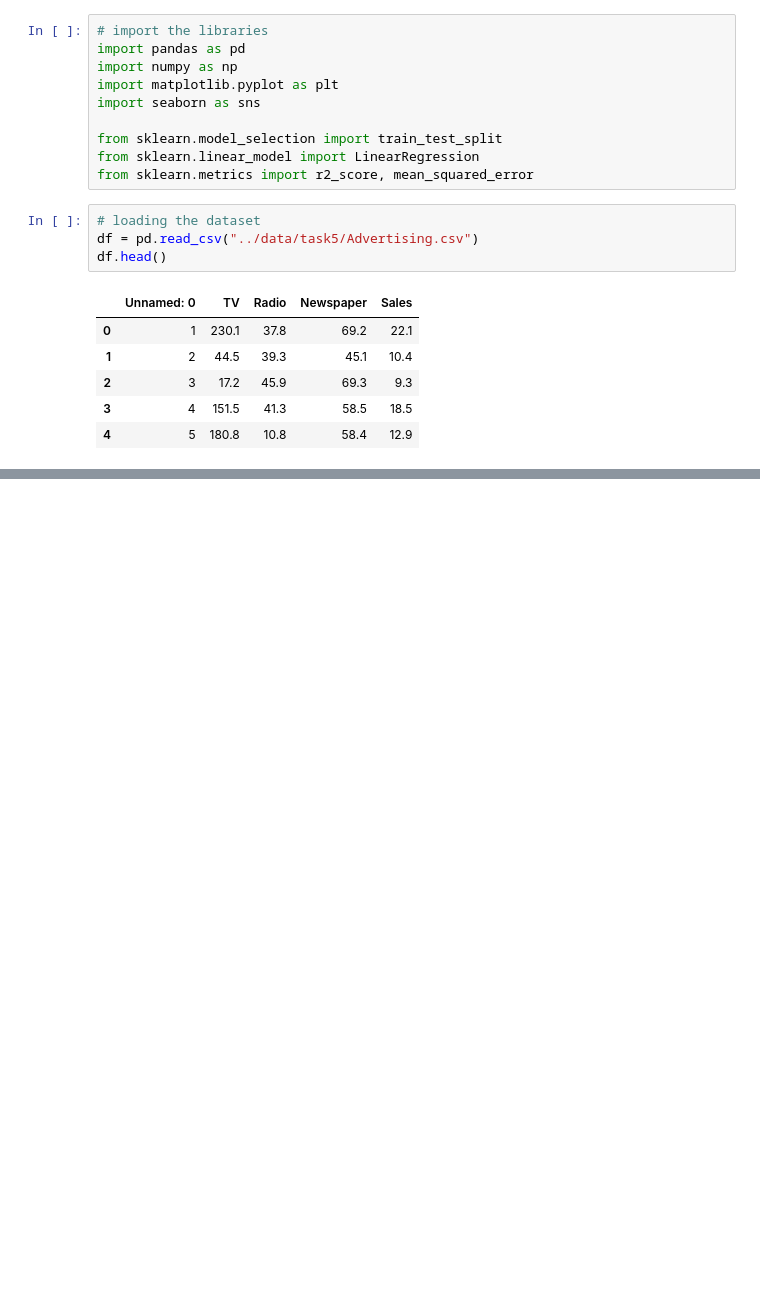
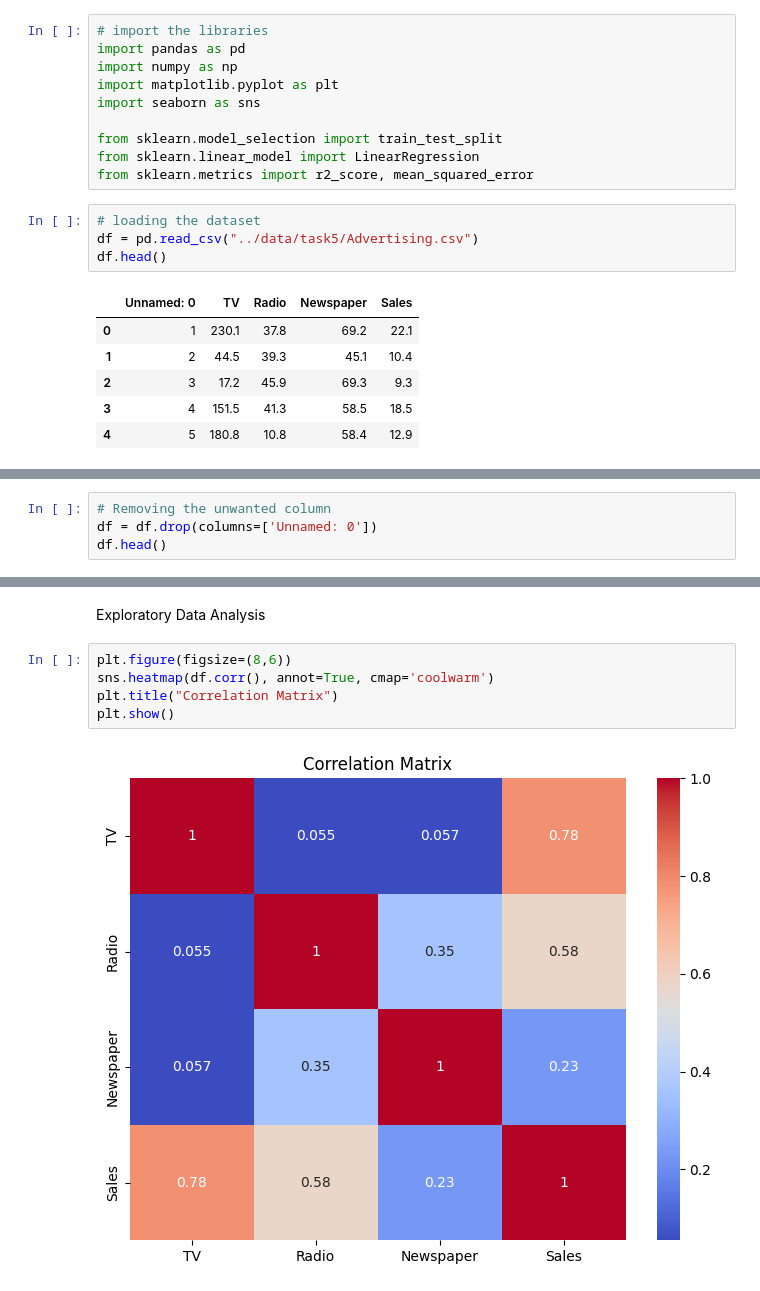
Before and after one commit to PatelNik8/OIBSIP, a Jupyter notebook: notebooks/task5_advertising_prediction.ipynb, the cells around one changed output, grey strips where cells are left out. Cells and saved outputs as stored; diff of their text form; blank space fills up the shorter version.

```diff
--- a/notebooks/task5_advertising_prediction.ipynb
+++ b/notebooks/task5_advertising_prediction.ipynb
@@ -58,0 +62,4 @@ memory usage: 7.9 KB
+# %%
+# Removing the unwanted column
+df = df.drop(columns=['Unnamed: 0'])
+df.head()
@@ -58,0 +82,9 @@ memory usage: 7.9 KB
+# %% [markdown]
+Exploratory Data Analysis
+# %%
+plt.figure(figsize=(8,6))
+sns.heatmap(df.corr(), annot=True, cmap='coolwarm')
+plt.title("Correlation Matrix")
+plt.show()
+# %% [output]
+[figure, added]
```
Also changed, not shown: parts of 12 cells of this notebook.
